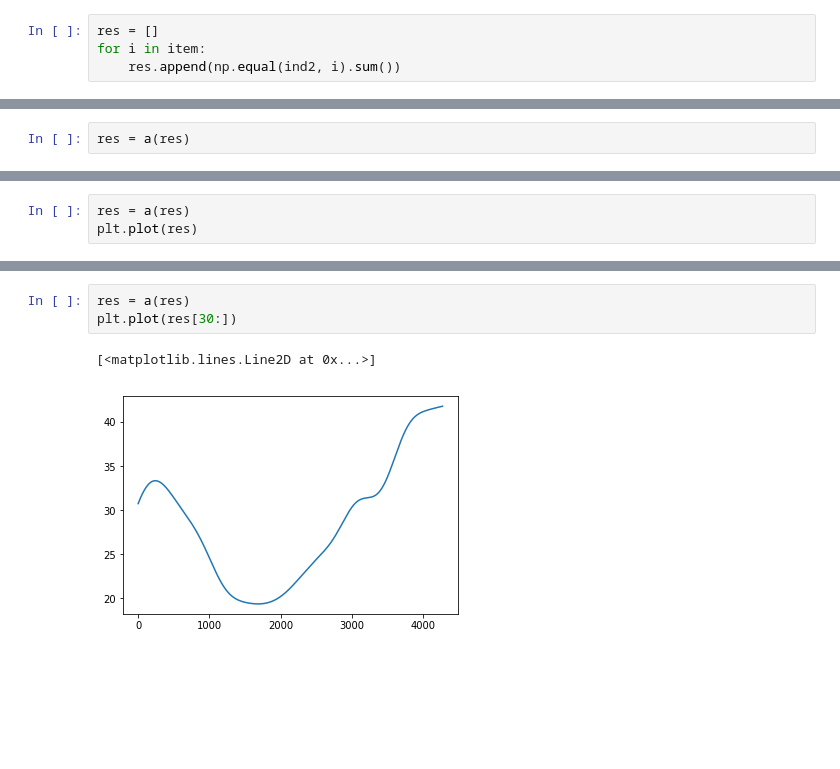
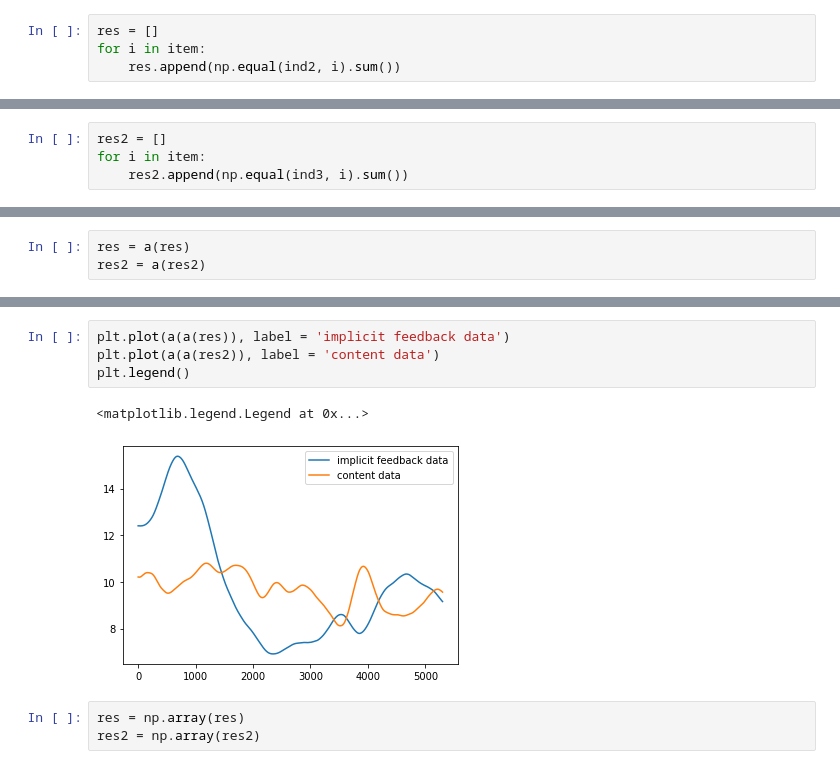
Before and after one commit to ae1999/Yekranet-Recommender-system-offline-evaluation, a Jupyter notebook: entekhab pop bias.ipynb, the cells around one changed output, grey strips where cells are left out. Saved outputs shown, nothing was run; the diff lists cells and outputs as text; blank space fills up the shorter version.

```diff
--- a/entekhab pop bias.ipynb
+++ b/entekhab pop bias.ipynb
@@ -219,0 +369,4 @@ def a(s):
+# %%
+res2 = []
+for i in item:
+    res2.append(np.equal(ind3, i).sum())
@@ -220,2 +377,3 @@ def a(s):
 # %%
 res = a(res)
+res2 = a(res2)
@@ -227,3 +379,0 @@ plt.plot(res)
-# %%
-res = a(res)
-plt.plot(res)
@@ -233,6 +380,10 @@ plt.plot(res)
-# %%
-res = a(res)
-plt.plot(res[30:])
-# %% [output]
-[<matplotlib.lines.Line2D at 0x...>]
-[figure, removed]
+# %%
+plt.plot(a(a(res)), label = 'implicit feedback data')
+plt.plot(a(a(res2)), label = 'content data')
+plt.legend()
+# %% [output]
+<matplotlib.legend.Legend at 0x...>
+[figure, added]
+# %%
+res = np.array(res)
+res2 = np.array(res2)
```
Also changed, not shown: parts of 30 cells of this notebook.
